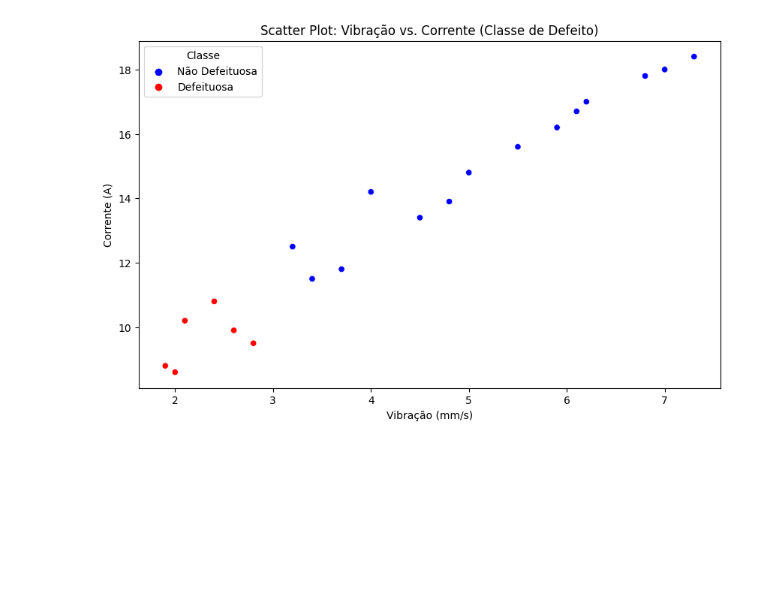
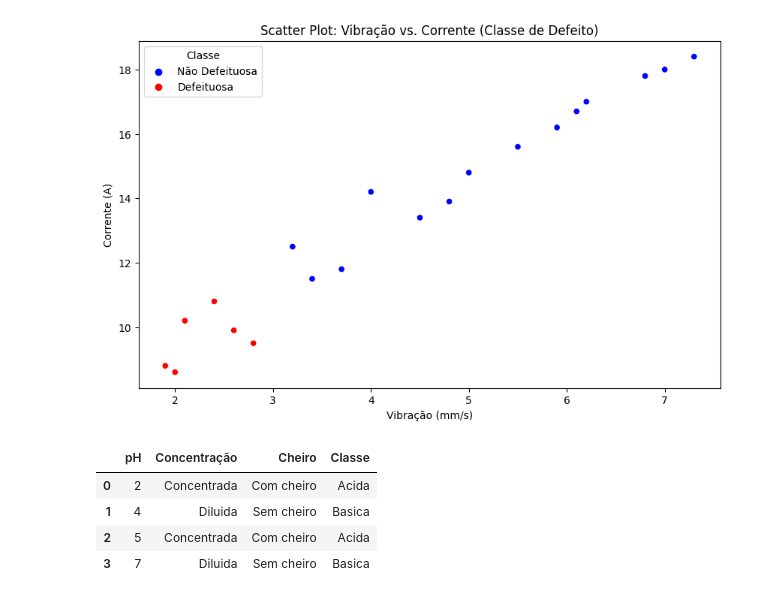
Before and after one commit to danielvieira95/Intelig-ncia-Artificial-e-Big-Data--2-2024, a Jupyter notebook: TurmaA/Aula08ex/codigo.ipynb, the cells around one changed output. Saved outputs shown, nothing was run; the diff lists cells and outputs as text; code cells hidden in the pictures; blank space fills up the shorter version.

Commit message:
aula 08 exemplo
exemplo utilizando map para transformação dos dados

```diff
--- a/TurmaA/Aula08ex/codigo.ipynb
+++ b/TurmaA/Aula08ex/codigo.ipynb
@@ -139,3 +139,18 @@ plt.legend(title='Classe')
 plt.show()
 # %% [output]
 [figure]
+# %%
+dados = pd.DataFrame({
+    'pH':[2,4,5,7],
+    'Concentração':['Concentrada','Diluida','Concentrada','Diluida',],
+    'Cheiro':['Com cheiro','Sem cheiro','Com cheiro','Sem cheiro'],
+    'Classe':['Acida','Basica','Acida','Basica']
+    })
+# %%
+dados.head()
+# %% [output]
+|  | pH | Concentração | Cheiro | Classe |
+| 0 | 2 | Concentrada | Com cheiro | Acida |
+| 1 | 4 | Diluida | Sem cheiro | Basica |
+| 2 | 5 | Concentrada | Com cheiro | Acida |
+| 3 | 7 | Diluida | Sem cheiro | Basica |
```
Also changed, not shown: parts of 3 cells of this notebook.
